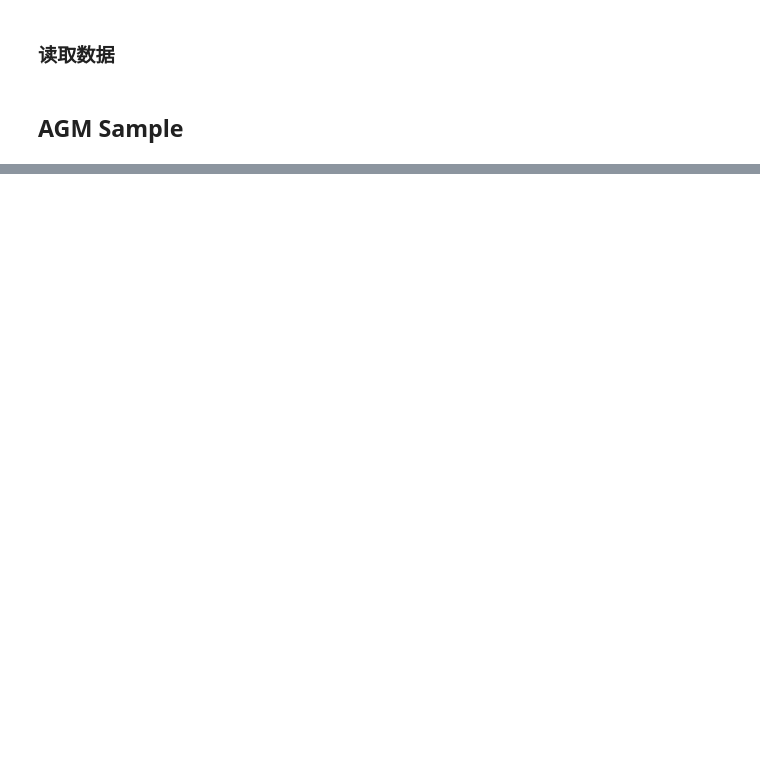
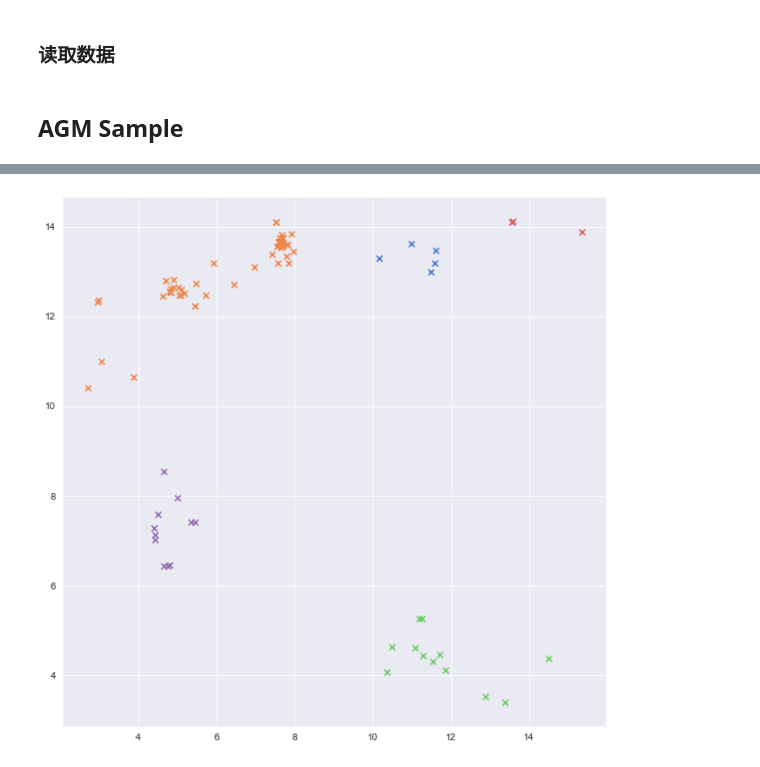
Before and after one commit to QSCTech-Sange/Optimization_Project, a Jupyter notebook: optimize.ipynb, the cells around one changed output, grey strips where cells are left out. Saved outputs shown, nothing was run; the diff lists cells and outputs as text; code cells hidden in the pictures; blank space fills up the shorter version.

```diff
--- a/optimize.ipynb
+++ b/optimize.ipynb
@@ -42,0 +52,5 @@ plot_res_data(points,ans)
+# %%
+plt.figure(figsize=(10,10))
+plot_res_data(points,ans,groups,way='ans')
+# %% [output]
+[figure, added]
```
Also changed, not shown: parts of 6 cells of this notebook, 3 other files.
